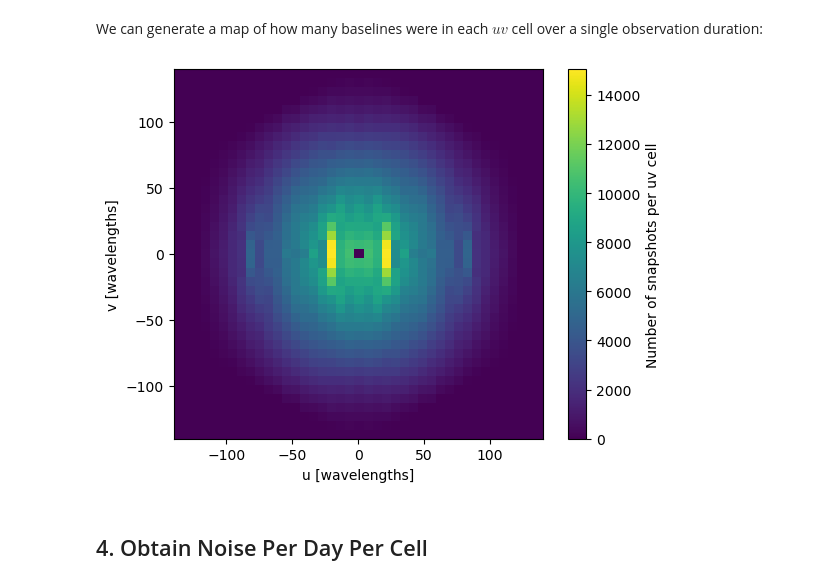
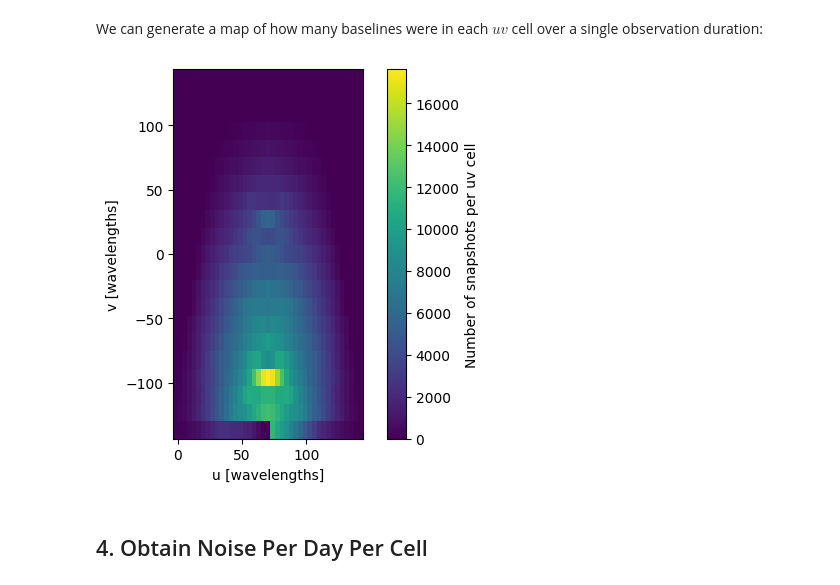
Before and after one commit to rasg-affiliates/21cmSense, a Jupyter notebook: docs/tutorials/understanding_21cmsense.ipynb, the cells around one changed output. Saved outputs shown, nothing was run; the diff lists cells and outputs as text; code cells hidden in the pictures.

```diff
--- a/docs/tutorials/understanding_21cmsense.ipynb
+++ b/docs/tutorials/understanding_21cmsense.ipynb
@@ -63,7 +63,6 @@ The way to do it is to create an `Observatory` object, but to do this, we must a
 We won't actually *use* the beam to do anything until the next step (2), but let's go ahead and define one. Note that `21cmSense` doesn't do anything very interesting with the beam (you'll notice that none of the steps use the exact beam shape per se, just bulk properties of it). We'll use an in-built Gaussian primary beam for each baseline, that has a width that depends on the frequency:
 # %%
 beam = p21s.beam.GaussianBeam(
-    frequency=150.0 * units.MHz,  # just a reference frequency
     dish_size=14 * units.m,
 )
 # %% [markdown]
@@ -149,6 +148,7 @@ To obtain this, we need more than just an `Obervatory`, we need an `Observation`
 observation = p21s.Observation(
     observatory=hera,
     n_channels=80,
+    frequency=150 * units.MHz,
     bandwidth=8 * units.MHz,
 )
 # %% [markdown]
@@ -188,13 +188,23 @@ We can generate a map of how many baselines were in each $uv$ cell over a single
 # %%
 observation.uv_coverage;
 # %%
-plt.imshow(observation.uv_coverage, extent=(observation.ugrid.min(), observation.ugrid.max()) * 2)
+du = observation.ugrid_edges[1] - observation.ugrid_edges[0]
+plt.imshow(
+    observation.uv_coverage.T,
+    extent=(
+        -du / 2,
+        observation.ugrid_edges.max(),
+        observation.ugrid_edges.min(),
+        observation.ugrid_edges.max(),
+    ),
+    origin="lower",
+)
 ax = plt.colorbar()
 ax.set_label("Number of snapshots per uv cell")
 plt.xlabel("u [wavelengths]")
 plt.ylabel("v [wavelengths]");
 # %% [output]
-[figure, old version]
+[figure, new version]
 # %% [markdown]
 ## 4. Obtain Noise Per Day Per Cell
 # %% [markdown]
```
Also changed, not shown: parts of 22 cells of this notebook, 24 other files.
